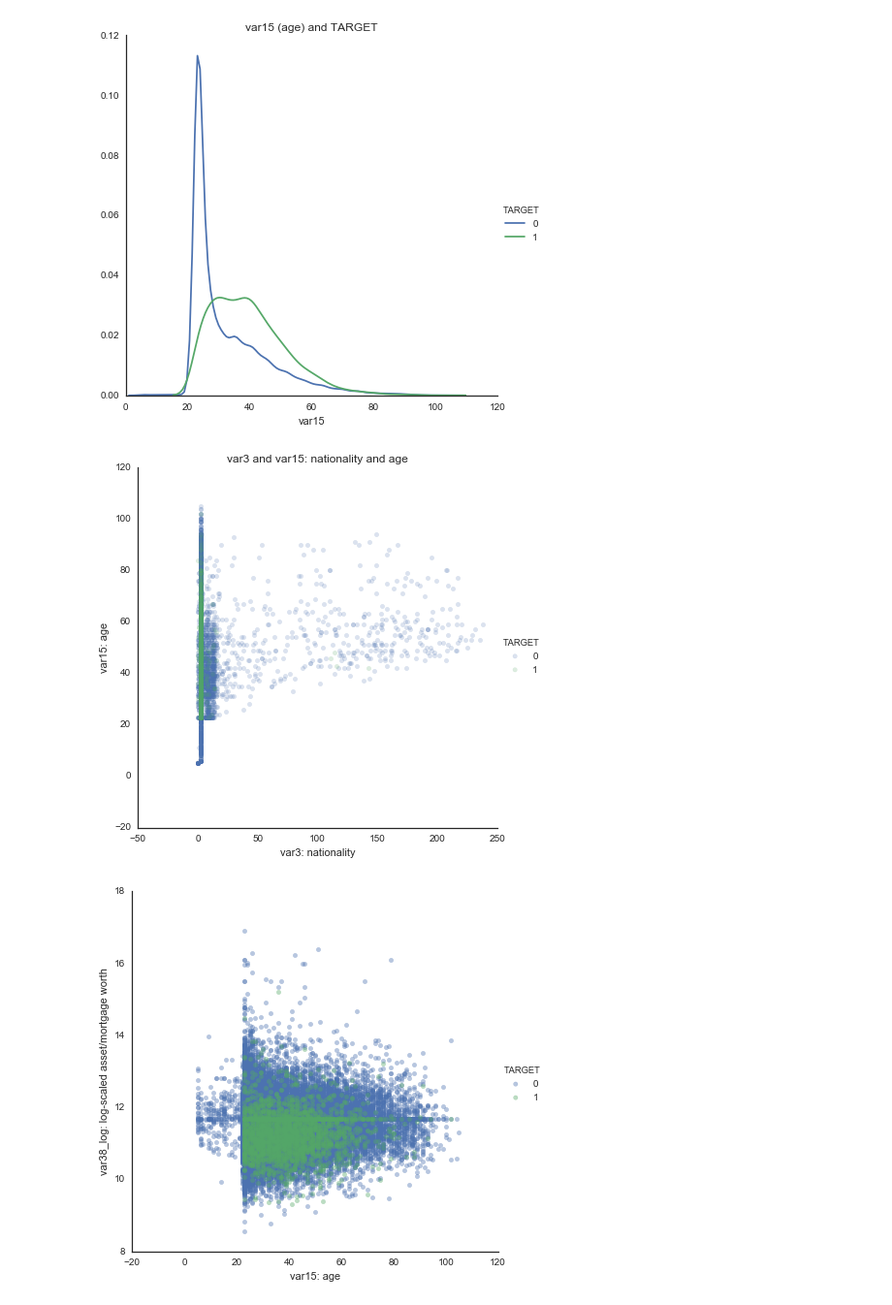
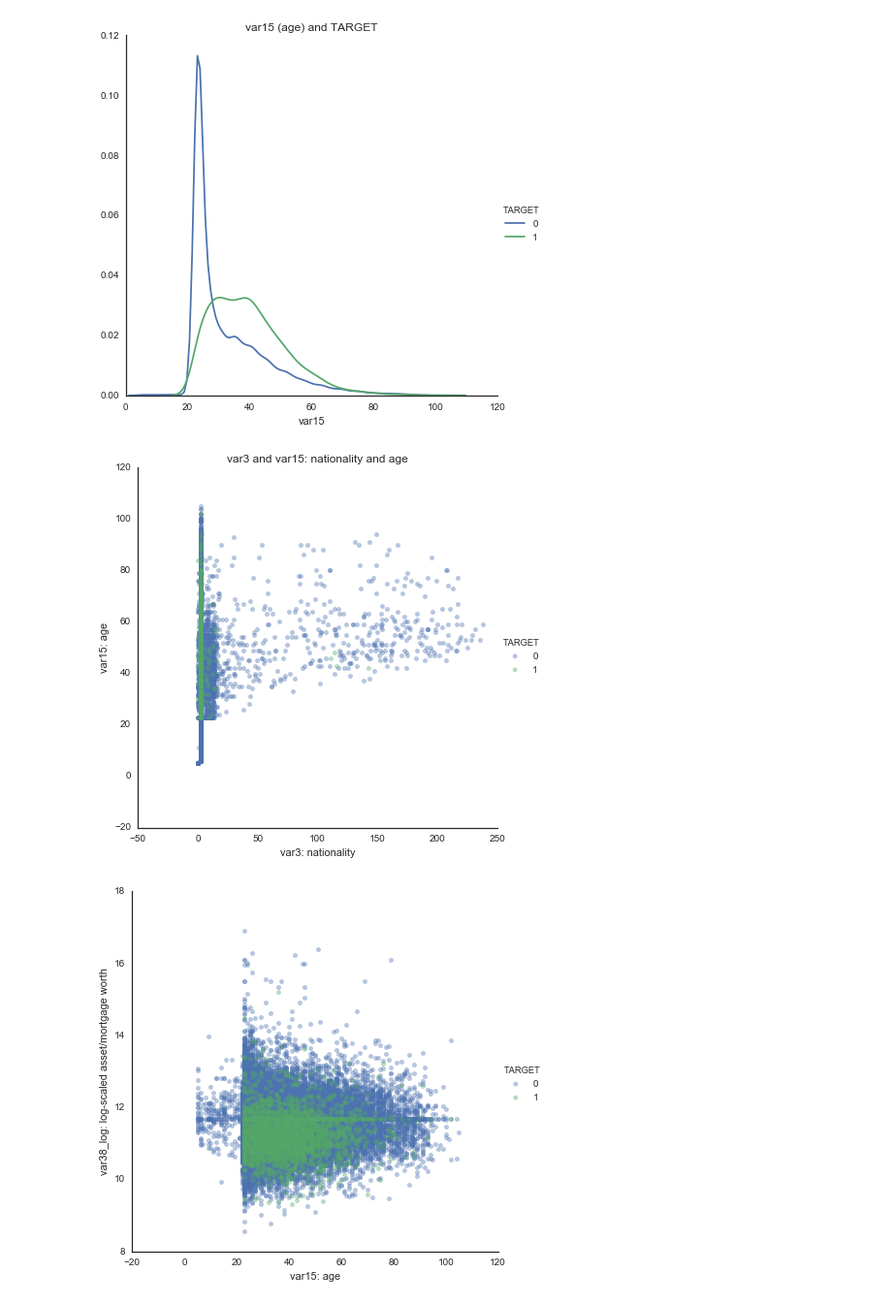
Before and after one commit to sketchychen/kaggle_santander, a Jupyter notebook: kaggle_santander_draft.ipynb, the cells around one changed output. Shown: that part at 97% size. Saved outputs shown, nothing was run; the diff lists cells and outputs as text; code cells hidden in the pictures.

```diff
--- a/kaggle_santander_draft.ipynb
+++ b/kaggle_santander_draft.ipynb
@@ -507,13 +507,13 @@ plt.title('var15 (age) and TARGET');
 [figure]
 # %%
 sns.FacetGrid(santrainder, hue='TARGET', size=6) \
-   .map(plt.scatter, 'var3', 'var15', alpha = 0.2) \
+   .map(plt.scatter, 'var3', 'var15', alpha = 0.4) \
    .add_legend()
 plt.title('var3 and var15: nationality and age');
 plt.xlabel('var3: nationality');
 plt.ylabel('var15: age');
 # %% [output]
-[figure, old version]
+[figure, new version]
 # %%
 sns.FacetGrid(santrainder, hue='TARGET', size=6) \
     .map(plt.scatter, 'var15', 'var38_log', alpha=0.4) \
```
Also changed, not shown: parts of 3 cells of this notebook.
